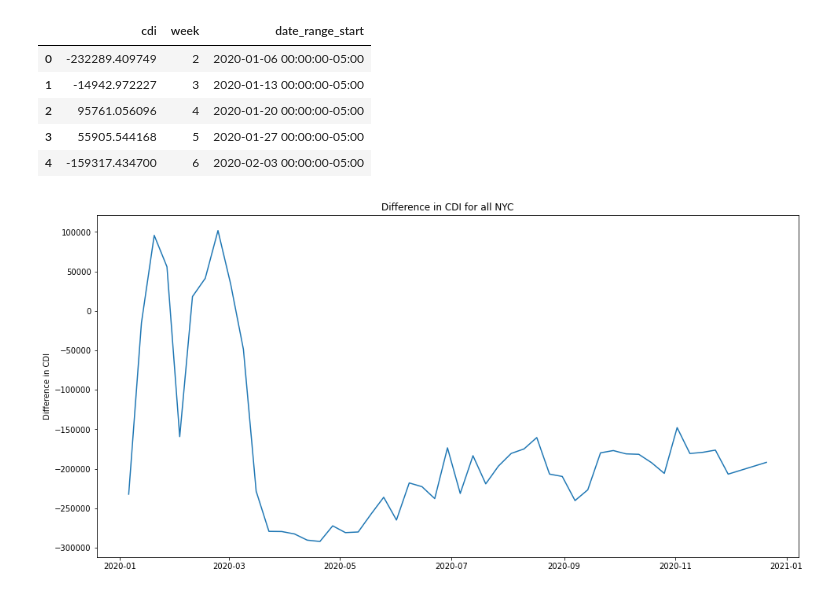
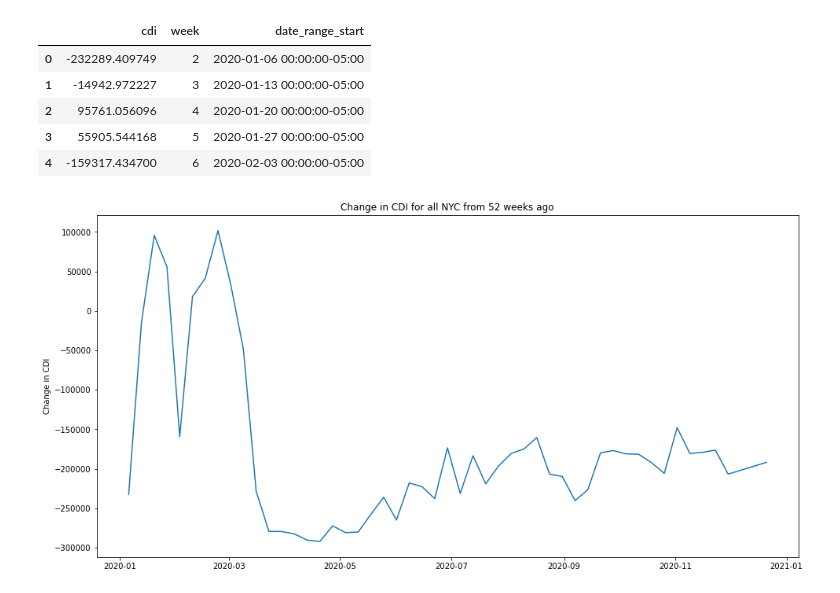
Before and after one commit to cpcarey/nyu-cusp-food-access, a Jupyter notebook: notebooks/plot_cdi.ipynb, the cells around one changed output. Drawn from its saved outputs; the diff is of its cells as text; code cells hidden in the pictures.

Commit message:
Fix CDI plot labels to describe 52 week change.

```diff
--- a/notebooks/plot_cdi.ipynb
+++ b/notebooks/plot_cdi.ipynb
@@ -97,8 +97,8 @@ cdi_diff_df.head()
 # %%
 fig, ax = plt.subplots(figsize=(16, 8))
 ax.plot(cdi_diff_df['date_range_start'], cdi_diff_df['cdi'])
-ax.set_title('Difference in CDI for all NYC')
-ax.set_ylabel('Difference in CDI')
+ax.set_title('Change in CDI for all NYC from 52 weeks ago')
+ax.set_ylabel('Change in CDI')
 plt.show()
 # %% [output]
-[figure, old version]
+[figure, new version]
```
